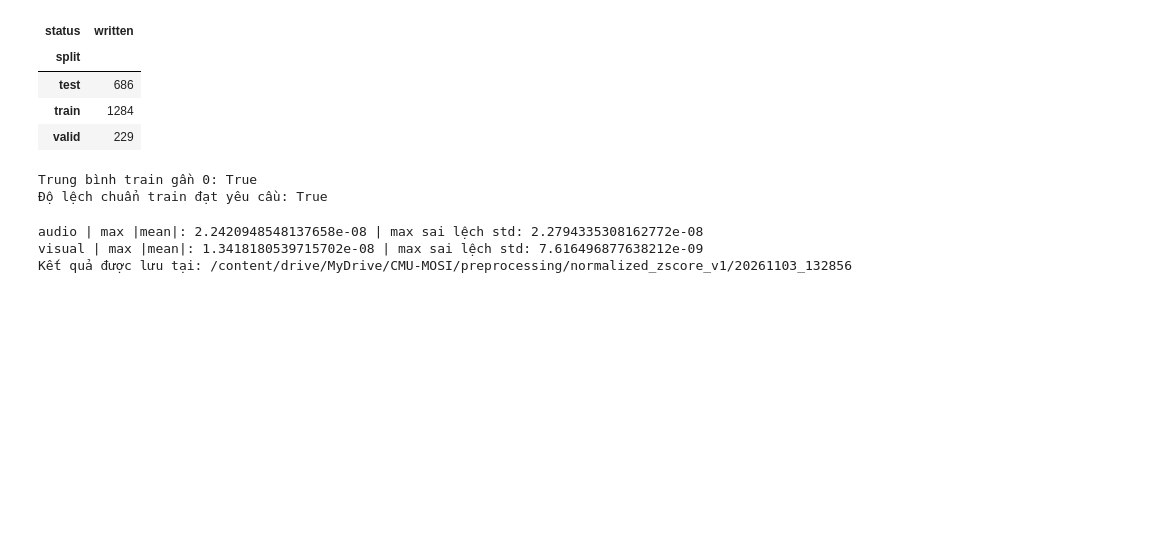
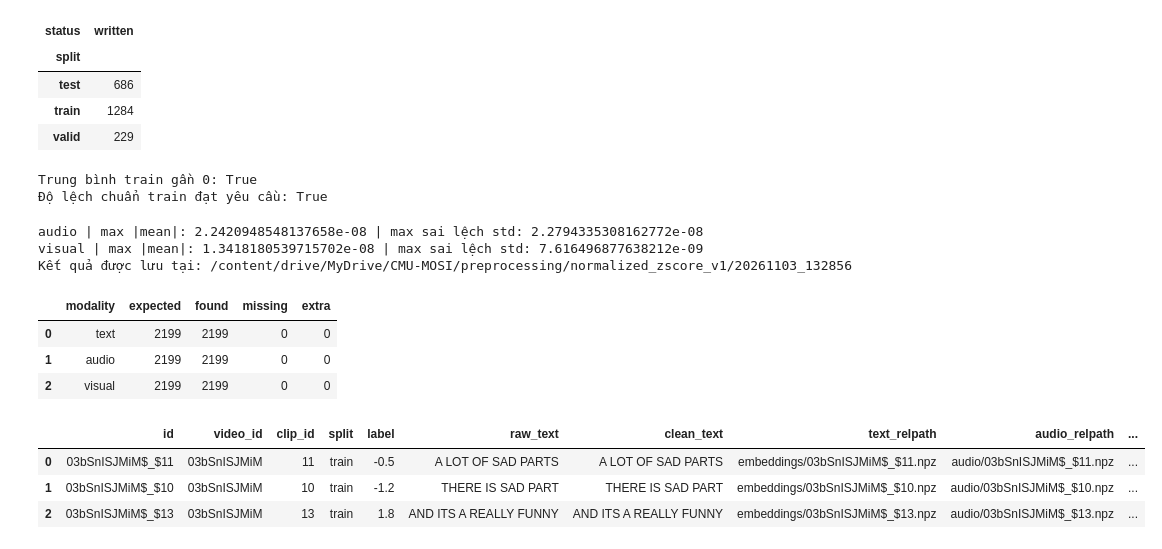
Before and after one commit to danghau2512/DataMining-MSA, a Jupyter notebook: src/notebooks/02_Preprocessing.ipynb, the cells around one changed output. Cells and saved outputs as stored; diff of their text form; code cells hidden in the pictures; blank space fills up the shorter version.

Commit message:
hoàn thiện bước tổ chức dữ liệu unaligned

```diff
--- a/src/notebooks/02_Preprocessing.ipynb
+++ b/src/notebooks/02_Preprocessing.ipynb
@@ -1495,0 +1538,65 @@ Kết quả được lưu tại: /content/drive/MyDrive/CMU-MOSI/preprocessing/n
+# %%
+unaligned_index = manifest[
+    ["id", "video_id", "clip_id", "split", "label", "raw_text"]
+].copy()
+
+unaligned_index["clean_text"] = unaligned_index["id"].map(
+    lambda sample_id: text_results[sample_id]["clean_text"]
+)
+
+unaligned_index["text_relpath"] = unaligned_index["id"].map(
+    lambda sample_id: f"embeddings/{sample_id}.npz"
+)
+
+unaligned_index["audio_relpath"] = unaligned_index["id"].map(
+    lambda sample_id: f"audio/{sample_id}.npz"
+)
+
+unaligned_index["visual_relpath"] = unaligned_index["id"].map(
+    lambda sample_id: f"visual/{sample_id}.npz"
+)
+
+expected_ids = set(unaligned_index["id"])
+
+folders = {
+    "text": TEXT_ROOT / "embeddings",
+    "audio": NORMALIZED_ROOT / "audio",
+    "visual": NORMALIZED_ROOT / "visual",
+}
+
+inventory_rows = []
+
+for modality, folder in folders.items():
+    if not folder.is_dir():
+        raise FileNotFoundError(f"Không thấy thư mục: {folder}")
+
+    actual_ids = {path.stem for path in folder.glob("*.npz")}
+    missing_ids = expected_ids - actual_ids
+
+    inventory_rows.append({
+        "modality": modality,
+        "expected": len(expected_ids),
+        "found": len(actual_ids),
+        "missing": len(missing_ids),
+        "extra": len(actual_ids - expected_ids),
+    })
+
+    if missing_ids:
+        raise FileNotFoundError(
+            f"{modality}: thiếu {len(missing_ids)} file. "
+            f"Ví dụ: {sorted(missing_ids)[:5]}"
+        )
+
+unaligned_inventory = pd.DataFrame(inventory_rows)
+
+display(unaligned_inventory)
+display(unaligned_index.head(3))
+# %% [output]
+|  | modality | expected | found | missing | extra |
+| 0 | text | 2199 | 2199 | 0 | 0 |
+| 1 | audio | 2199 | 2199 | 0 | 0 |
+| 2 | visual | 2199 | 2199 | 0 | 0 |
+|  | id | video_id | clip_id | split | label | raw_text | clean_text | text_relpath | audio_relpath | ... |
+| 0 | 03bSnISJMiM$_$11 | 03bSnISJMiM | 11 | train | -0.5 | A LOT OF SAD PARTS | A LOT OF SAD PARTS | embeddings/03bSnISJMiM$_$11.npz | audio/03bSnISJMiM$_$11.npz | ... |
+| 1 | 03bSnISJMiM$_$10 | 03bSnISJMiM | 10 | train | -1.2 | THERE IS SAD PART | THERE IS SAD PART | embeddings/03bSnISJMiM$_$10.npz | audio/03bSnISJMiM$_$10.npz | ... |
+| 2 | 03bSnISJMiM$_$13 | 03bSnISJMiM | 13 | train | 1.8 | AND ITS A REALLY FUNNY | AND ITS A REALLY FUNNY | embeddings/03bSnISJMiM$_$13.npz | audio/03bSnISJMiM$_$13.npz | ... |
```
Also changed, not shown: parts of 6 cells of this notebook.
